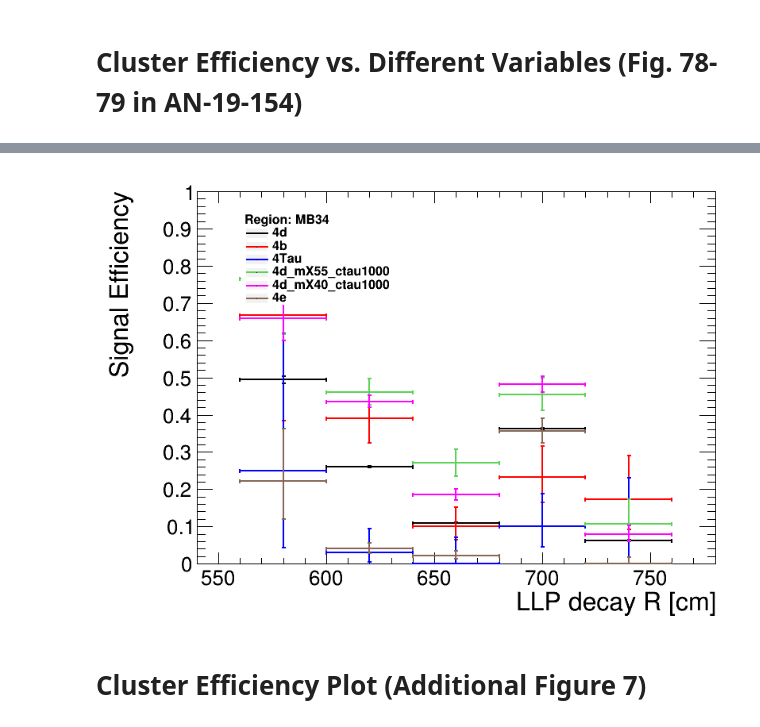
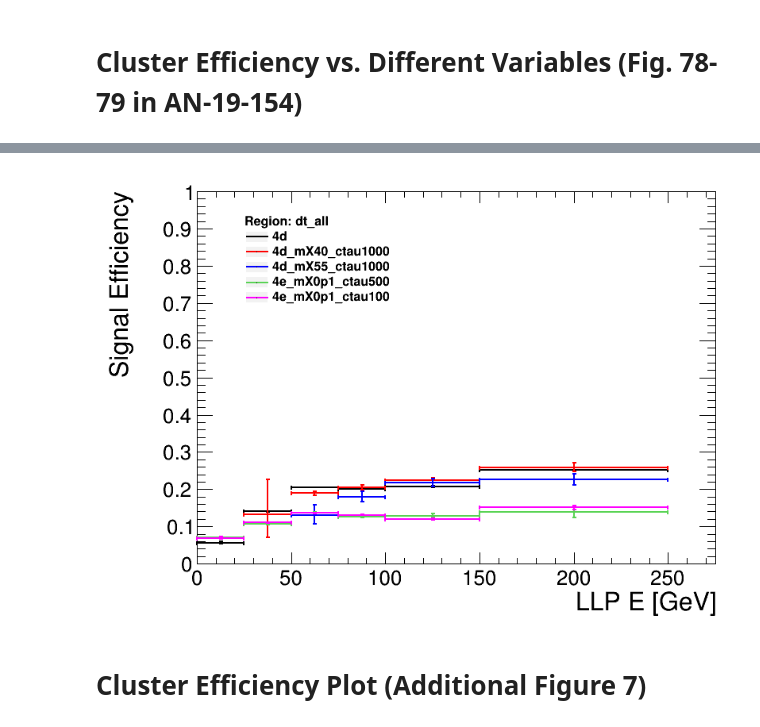
Before and after one commit to lbenato/delayed_jet_analyzer, a Jupyter notebook: plot_scripts/MuonSystem_Analysis/csc/supplementary_materials/MuonSystem_plots-DT-clusterEfficiency_L.ipynb, the cells around one changed output, grey strips where cells are left out. Saved outputs shown, nothing was run; the diff lists cells and outputs as text; code cells hidden in the pictures.

```diff
--- a/plot_scripts/MuonSystem_Analysis/csc/supplementary_materials/MuonSystem_plots-DT-clusterEfficiency_L.ipynb
+++ b/plot_scripts/MuonSystem_Analysis/csc/supplementary_materials/MuonSystem_plots-DT-clusterEfficiency_L.ipynb
@@ -130,16 +130,17 @@ file['ggH_HToSS_SToPiPlusPiMinus_ms4p0_pl500'] = path + 'ggH_HToSS_SToPiPlusPiMi
 
 file = {}
 
-#file['4d'] = '/users/lisa.benato/private/DelphesMDS/CMSSW_9_4_4/src/llp_analyzer/MuonSystem_Tree_large.root'
-#file['4d'] = '/users/lisa.benato/private/DelphesMDS/CMSSW_9_4_4/src/llp_analyzer/MuonSystem_Tree_4d.root'
+####file['4d'] = '/users/lisa.benato/private/DelphesMDS/CMSSW_9_4_4/src/llp_analyzer/MuonSystem_Tree_large.root'
+###file['4d'] = '/users/lisa.benato/private/DelphesMDS/CMSSW_9_4_4/src/llp_analyzer/MuonSystem_Tree_4d.root'
 file['4d'] = '/groups/hephy/cms/lisa.benato/MDS_delphes/v0/ggH_HToSSTodddd_MH-125_TuneCP5_13TeV-powheg-pythia8/skimmed/MuonSystem_Tree_ggH_HToSSTodddd.root'
-file['4b'] = '/users/lisa.benato/private/DelphesMDS/CMSSW_9_4_4/src/llp_analyzer/Tree_bb.root'
-file['4Tau'] = '/users/lisa.benato/private/DelphesMDS/CMSSW_9_4_4/src/llp_analyzer/Tree_tautau.root'
+#w#file['4b'] = '/users/lisa.benato/private/DelphesMDS/CMSSW_9_4_4/src/llp_analyzer/Tree_bb.root'
+#w#file['4Tau'] = '/users/lisa.benato/private/DelphesMDS/CMSSW_9_4_4/src/llp_analyzer/Tree_tautau.root'
 file['4d_mX55_ctau1000'] = "/groups/hephy/cms/lisa.benato/MDS_delphes/v0/ggH_HToSSTodddd_MH-125_TuneCP5_13TeV-powheg-pythia8/skimmed/hadded/MuonSystem_Tree_mX55_ctau1000.root"
 file['4d_mX40_ctau1000'] = "/groups/hephy/cms/lisa.benato/MDS_delphes/v0/ggH_HToSSTodddd_MH-125_TuneCP5_13TeV-powheg-pythia8/skimmed/hadded/MuonSystem_Tree_mX40_ctau1000.root"
 #file['4e'] = '/users/lisa.benato/private/DelphesMDS/CMSSW_9_4_4/src/llp_analyzer/Tree_EE.root'
 #file['4e'] = '/groups/hephy/cms/lisa.benato/MDS_delphes/test/skimmed/Tree_EE.root'
-file['4e'] = '/groups/hephy/cms/lisa.benato/MDS_delphes/v0/ggH_HToSS_SToEE_ms0p1_pl100/MuonSystem_Tree_6.root'
+file['4e_mX0p1_ctau500'] = '/groups/hephy/cms/lisa.benato/MDS_delphes/v0/ggH_HToSS_SToEE_ms0p1_pl500/skimmed/MuonSystem_Tree_ggH_HToSS_SToEE_ms0p1_pl500_tmp.root'
+file['4e_mX0p1_ctau100'] = '/groups/hephy/cms/lisa.benato/MDS_delphes/v0/ggH_HToSS_SToEE_ms0p1_pl100/skimmed/MuonSystem_Tree_ggH_HToSS_SToEE_ms0p1_pl100_tmp.root'
 
 for k, v in file.items():
     print(k,v)
@@ -680,8 +678,30 @@ bins = [[60,0,700], [70, 400, 1275], [0, 25,50,75,100, 150,250], [25,0,500],[25,
        [25,0,500], [25,0,500], [0,25,50,75,100,125,150, 200], [25,0,500],[25,0,500], [25,0,500], [0,25,50,75,100,150,200,250], [25,0,500],[20,0,1],[50,0,2000],[100,0,100]]
 
 #L:
-bins = [[25,0,1000], [20, 0, 1000], [0, 25,50,75,100, 150,250], [25,0,500],[25,0,500],[25,0,100],[0, 25,50,75,100,150,200,250],[25,0,1], [25,0,1], [100,0,1], [25,0,1],\
-       [25,0,500], [25,0,500], [0,25,50,75,100,125,150, 200], [25,0,500],[25,0,500], [25,0,500], [0,25,50,75,100,150,200,250], [25,0,500],[20,0,1],[50,0,2000],[100,0,100]]
+bins = [
+    [25,0,1000],#0
+    [20, 0, 1000],#1
+    [0, 25,50,75,100, 150,250], #2
+    [25,0,500],#3
+    [25,0,500],#4
+    [25,0,100],#5
+    [0, 25,50,75,100,150,200,250],#6
+    [25,0,1], #7
+    [25,0,1], #8
+    [100,0,1], #9
+    [25,0,1],#10
+    [25,0,500], #11
+    [25,0,500], #12
+    [0,25,50,75,100,125,150, 200], #13
+    [25,0,500],#14
+    [25,0,500], #15
+    [25,0,500], #16
+    [0,25,50,75,100,150,200,250], #17
+    [25,0,500],#18
+    [20,0,1],#19
+    [50,0,2000],#20
+    [100,0,100],#21
+    ]
 
 xaxis = [
         'LLP decay R [cm]',#0
@@ -707,11 +727,36 @@ xaxis = [
         'higgsPt',#20
         'multiplicity'#21
     ]
+varname = [
+        'R',#0
+        'Z',#1
+        'E',#2
+        'Pz',#3
+        'Ez',#4
+        'gamma',#5
+        'p',#6
+        'EM_P_frac',#7
+        'EM_Pz_frac', #8
+        'EM_E_frac', #9
+        'EM_Ez_frac',#10
+        'EM_P', #11
+        'EM_Pz', #12
+        'EM_E', #13
+        'EM_Ez',#14
+        'Had_P', #15
+        'Had_Pz', #16
+        'Had_E', #17
+        'Had_Ez',#18
+        'visE_frac',#19
+        'higgsPt',#20
+        'multiplicity'#21
+    ]
+
 assert(len(denominator)==len(numerator)==len(bins)==len(xaxis))
 index = 2 #LLP E
 #index = 13#LLP EM E
 #index = 17#LLP Had E
-index = 0 #R
+#index = 0 #R
 #index = 1 #Z
 
 hm = {}
@@ -725,7 +770,8 @@ leg.SetTextSize(0.03)
 leg.SetBorderSize(0)
 leg.SetEntrySeparation(0.01)
 j = 0
-for i, m in enumerate(tree.keys()):
+plot_keys = ['4d','4d_mX40_ctau1000','4d_mX55_ctau1000','4e_mX0p1_ctau500','4e_mX0p1_ctau100']
+for i, m in enumerate(plot_keys):#enumerate(tree.keys()):
     print(m)
 #
 #     if  m == 'HNL':continue
@@ -743,13 +789,14 @@ for i, m in enumerate(tree.keys()):
 #     if not m == '4Tau':continue
 
     print(m)
+    ##if not '4d' in m or not '4e' in m: continue
 
     cond = np.abs(cluster_llp_eta[m])<2.4
     cond_b = np.abs(llp_eta[m])<2.4
 
     #region = 'b'
     region = 'dt_all'
-    region = 'MB34'
+    #region = 'MB34'
     #print(numerator[index])
     #print(clusterE[m])
 
@@ -883,5 +930,11 @@ ymin = max(0,ymin)
 
 pEff[list(pEff.keys())[0]].GetPaintedGraph().GetHistogram().SetMinimum(0.0)
 pEff[list(pEff.keys())[0]].GetPaintedGraph().GetHistogram().SetMaximum(1.0)
+
+outDir = "/users/lisa.benato/private/DelphesMDS/CMSSW_9_4_4/src/llp_analyzer/"
+file_name = outDir+'SigEff_'+varname[index]+'_region_'+region+'_nRechits'+str(nDt_cut)
+c.SaveAs(file_name + '.png')
+c.SaveAs(file_name + '.pdf')
+c.SaveAs(file_name + '.C')
 # %% [output]
 4d [48.7, 68.7, 65.8, 61.3, 67.1] [14, 6.88, 9.06, 8.13, 19.2] [34.7, 61.8, 56.7, 53.1, 47.8]
@@ -941,4 +974,4 @@ Warning in <TROOT::Append>: Replacing existing TH1: l (Potential memory leak).
-[figure, old version]
+[figure, new version]
 # %% [markdown]
 # Cluster Efficiency Plot (Additional Figure 7)
 # %% [markdown]
```
Also changed, not shown: parts of 11 cells of this notebook.
